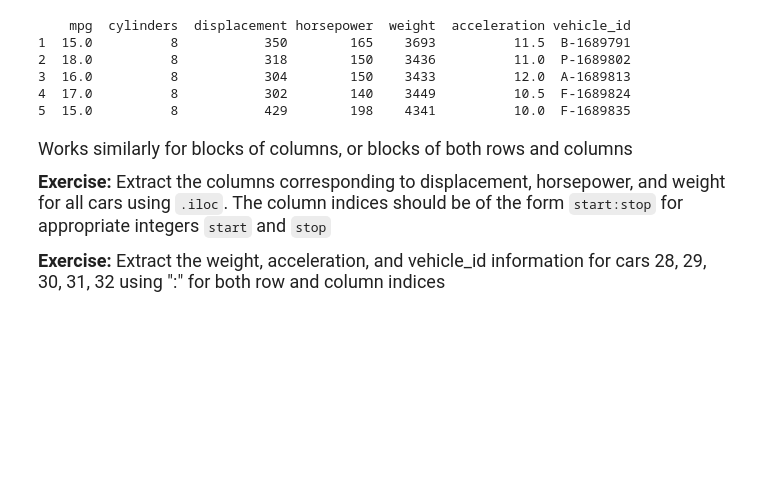
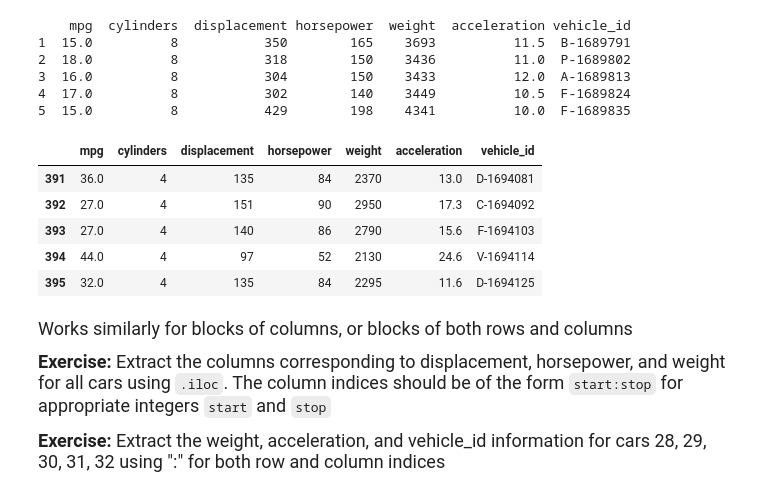
Before and after one commit to Cynthiah0503/qtm151fall2025, a Jupyter notebook: Lecture_11/lecture11-v2.ipynb, the cells around one changed output. Cells and saved outputs as stored; diff of their text form; code cells hidden in the pictures; blank space fills up the shorter version.

```diff
--- a/Lecture_11/lecture11-v2.ipynb
+++ b/Lecture_11/lecture11-v2.ipynb
@@ -528,6 +528,19 @@ print(cars_1_thru_5)
 3  16.0          8           304        150    3433          12.0  A-1689813
 4  17.0          8           302        140    3449          10.5  F-1689824
 5  15.0          8           429        198    4341          10.0  F-1689835
+# %%
+#211 to 219
+carfeatures.iloc[ -3:-1 , :]
+
+#i want last 5 to last 7 rows
+carfeatures.iloc[ -7:-2 , :]
+# %% [output]
+|  | mpg | cylinders | displacement | horsepower | weight | acceleration | vehicle_id |
+| 391 | 36.0 | 4 | 135 | 84 | 2370 | 13.0 | D-1694081 |
+| 392 | 27.0 | 4 | 151 | 90 | 2950 | 17.3 | C-1694092 |
+| 393 | 27.0 | 4 | 140 | 86 | 2790 | 15.6 | F-1694103 |
+| 394 | 44.0 | 4 | 97 | 52 | 2130 | 24.6 | V-1694114 |
+| 395 | 32.0 | 4 | 135 | 84 | 2295 | 11.6 | D-1694125 |
 # %% [markdown]
 <font size = "4">
 
```
Also changed, not shown: parts of 6 cells of this notebook, 1 other file.
